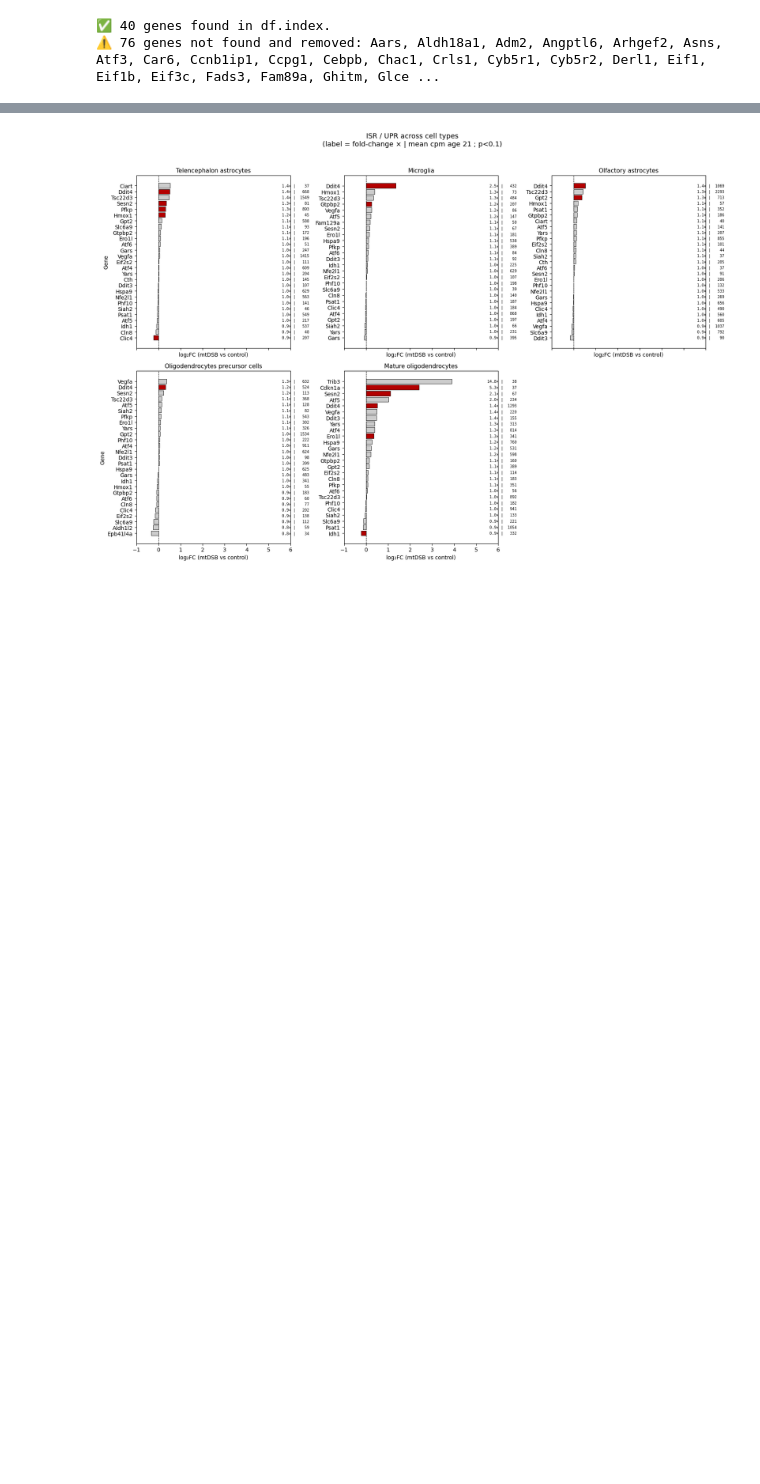
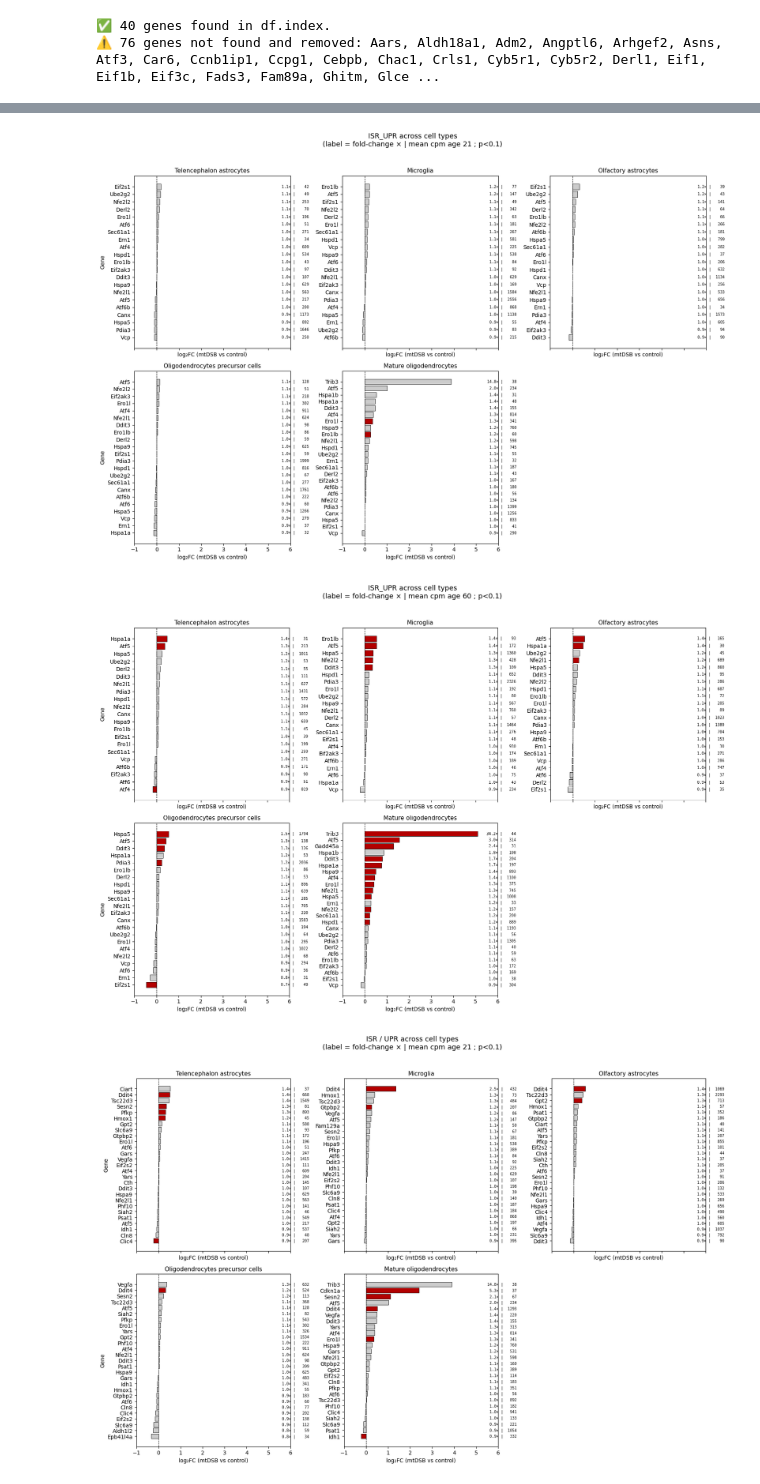
Before and after one commit to christoffermattssonlangseth/oligo-mtDSB, a Jupyter notebook: notebooks-02/08_ISR_celltype_specific.ipynb, the cells around one changed output, grey strips where cells are left out. Saved outputs shown, nothing was run; the diff lists cells and outputs as text; code cells hidden in the pictures; blank space fills up the shorter version.

```diff
--- a/notebooks-02/08_ISR_celltype_specific.ipynb
+++ b/notebooks-02/08_ISR_celltype_specific.ipynb
@@ -288,6 +288,55 @@ sub[sub.mean_cpm_age_60 > 30].head(50)
 | Psmb8 | 299.662473 | 0.615057 | 0.255512 | 2.407152 | 1.607746e-02 | ... |
 | Abca1 | 1864.792589 | 0.591778 | 0.283461 | 2.087688 | 3.682597e-02 | ... |
 | C1ql1 | 356.905227 | 0.589800 | 0.163278 | 3.612245 | 3.035576e-04 | ... |
+# %%
+import os
+import matplotlib.pyplot as plt
+
+# --- Output directory ---
+out_dir = "../results/figures"
+os.makedirs(out_dir, exist_ok=True)
+
+# --- Define settings ---
+save_formats = ["png"]
+
+# --- Plot and save for P21 ---
+fig1 = plot_pathway_panels(
+    cts,
+    pathway_genes=genes_filtered,   # e.g. ISR/UPR curated gene set
+    module_name="ISR_UPR",
+    age_key="mean_cpm_age_21",
+    shared_xlim=(-1, 6),
+    expr_min=30,
+    p_cutoff=0.1
+)
+
+if fig1 is not None:
+    base = os.path.join(out_dir, "pathway_ISR_UPR_age21")
+    for ext in save_formats:
+        fig1.savefig(f"{base}.{ext}", bbox_inches="tight", dpi=300)
+    plt.close(fig1)
+    print(f"✅ Saved {base}.*")
+
+# --- Plot and save for P60 ---
+fig2 = plot_pathway_panels(
+    cts,
+    pathway_genes=genes_filtered,
+    module_name="ISR_UPR",
+    age_key="mean_cpm_age_60",
+    shared_xlim=(-1, 6),
+    expr_min=30,
+    p_cutoff=0.1
+)
+
+if fig2 is not None:
+    base = os.path.join(out_dir, "pathway_ISR_UPR_age60")
+    for ext in save_formats:
+        fig2.savefig(f"{base}.{ext}", bbox_inches="tight", dpi=300)
+    plt.close(fig2)
+    print(f"✅ Saved {base}.*")
+# %% [output]
+[figure, added]
+[figure, added]
 # %%
 plot_pathway_panels(
     cts,
```
Also changed, not shown: 4 other files.
